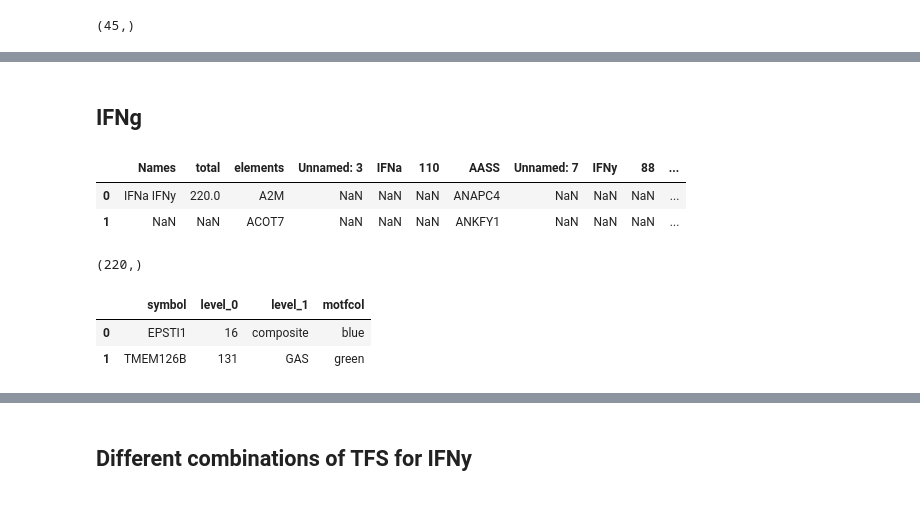
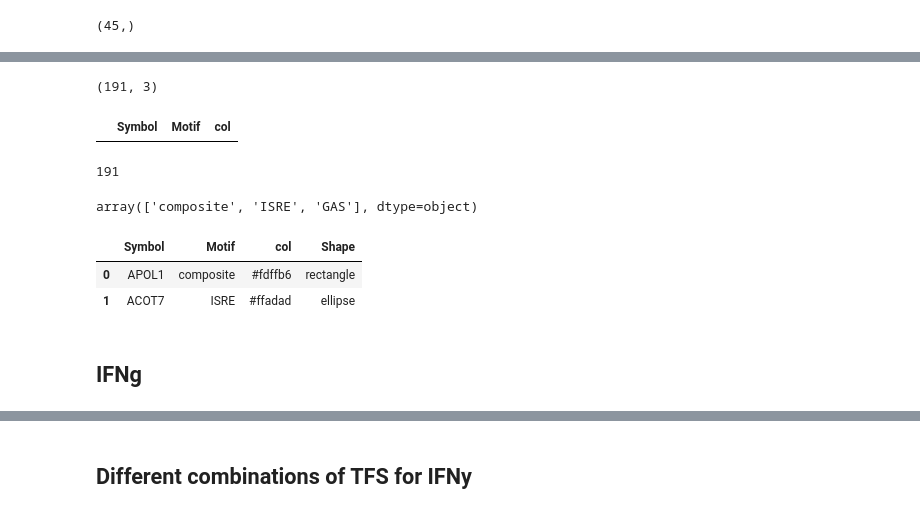
Before and after one commit to peculiar97/networks_motifs, a Jupyter notebook: New_analysis/Networks_new_analysis.ipynb, the cells around one changed output, grey strips where cells are left out. Cells and saved outputs as stored; diff of their text form; code cells hidden in the pictures.

```diff
--- a/New_analysis/Networks_new_analysis.ipynb
+++ b/New_analysis/Networks_new_analysis.ipynb
@@ -672,7 +734,7 @@ for i in x:
 from functools import reduce
 # %%
 # Creating dataframes
-st1_ov_a = pd.DataFrame(data=st1_ov_a.values, columns=['symbol'])
-st2_ov_a = pd.DataFrame(data=st2_ov_a.values, columns=['symbol'])
-ir1_ov_a = pd.DataFrame(data=ir1_ov_a.values, columns=['symbol'])
-ir9_ov_a = pd.DataFrame(data=ir9_ov_a.values, columns=['symbol'])
+st1_ov_a = pd.DataFrame(data=Integ_dict_a['st1_ov_a'][0].values, columns=['symbol'])
+st2_ov_a = pd.DataFrame(data=Integ_dict_a['st2_ov_a'][0].values, columns=['symbol'])
+ir1_ov_a = pd.DataFrame(data=Integ_dict_a['ir1_ov_a'][0].values, columns=['symbol'])
+ir9_ov_a = pd.DataFrame(data=Integ_dict_a['ir9_ov_a'][0].values, columns=['symbol'])
@@ -868,0 +893,8 @@ col_tabl[col_tabl['col'] == "#FFD700"]
+# %%
+# Load colur table
+col_tabl['Symbol'] = col_tabl['symbol'].str.strip()
+
+col_tabl = col_tabl[['Symbol', 'col']]
+
+print(col_tabl.shape)
+col_tabl.head(2)
@@ -868,0 +906,7 @@ col_tabl[col_tabl['col'] == "#FFD700"]
+# %%
+# Load the latest version of motif file
+
+dfm = pd.read_csv("motifs_IFNag_latest.tsv", sep="\t")
+print(dfm.shape); print(dfm.columns)
+dfm.rename(columns={'Gene':'Symbol'}, inplace=True)
+dfm.head(3)
@@ -868,0 +920,31 @@ col_tabl[col_tabl['col'] == "#FFD700"]
+# %%
+# Generate style table file
+# Add colour
+styl_tbl_a = pd.merge(dfm, col_tabl, on="Symbol", how="inner")
+styl_tbl_a.shape
+# %% [output]
+(191, 3)
+# %%
+styl_tbl_a[styl_tbl_a.duplicated(subset=['Symbol'])]
+# %% [output]
+|  | Symbol | Motif | col |
+# %%
+styl_tbl_a['Symbol'].nunique()
+# %% [output]
+191
+# %%
+styl_tbl_a['Motif'].unique()
+# %% [output]
+array(['composite', 'ISRE', 'GAS'], dtype=object)
+# %%
+# Add shape
+
+styl_tbl_a.loc[styl_tbl_a['Motif'] == 'GAS', 'Shape'] = 'diamond'
+styl_tbl_a.loc[styl_tbl_a['Motif'] == 'ISRE', 'Shape'] = 'ellipse'
+styl_tbl_a.loc[styl_tbl_a['Motif'] == 'composite', 'Shape'] = 'rectangle'
+
+styl_tbl_a.head(2)
+# %% [output]
+|  | Symbol | Motif | col | Shape |
+| 0 | APOL1 | composite | #fdffb6 | rectangle |
+| 1 | ACOT7 | ISRE | #ffadad | ellipse |
@@ -869,22 +953,2 @@ col_tabl[col_tabl['col'] == "#FFD700"]
 # %% [markdown]
 ## IFNg
-# %%
-ovr = pd.read_csv("padj05/ovrlp/ovrlp_genes.txt", sep="\t")
-ovr.head(2)
-# %% [output]
-|  | Names | total | elements | Unnamed: 3 | IFNa | 110 | AASS | Unnamed: 7 | IFNy | 88 | ... |
-| 0 | IFNa IFNy | 220.0 | A2M | NaN | NaN | NaN | ANAPC4 | NaN | NaN | NaN | ... |
-| 1 | NaN | NaN | ACOT7 | NaN | NaN | NaN | ANKFY1 | NaN | NaN | NaN | ... |
-# %%
-# Overlaped genes
-ovr['elements'].shape
-# %% [output]
-(220,)
-# %%
-# IFNy ST1
-st1 = pd.read_csv("padj05/IFNy/IFNy_MRGgene_pST1.tsv", sep="\t")
-st1.head(2)
-# %% [output]
-|  | symbol | level_0 | level_1 | motfcol |
-| 0 | EPSTI1 | 16 | composite | blue |
-| 1 | TMEM126B | 131 | GAS | green |
```
Also changed, not shown: parts of 92 cells of this notebook.
